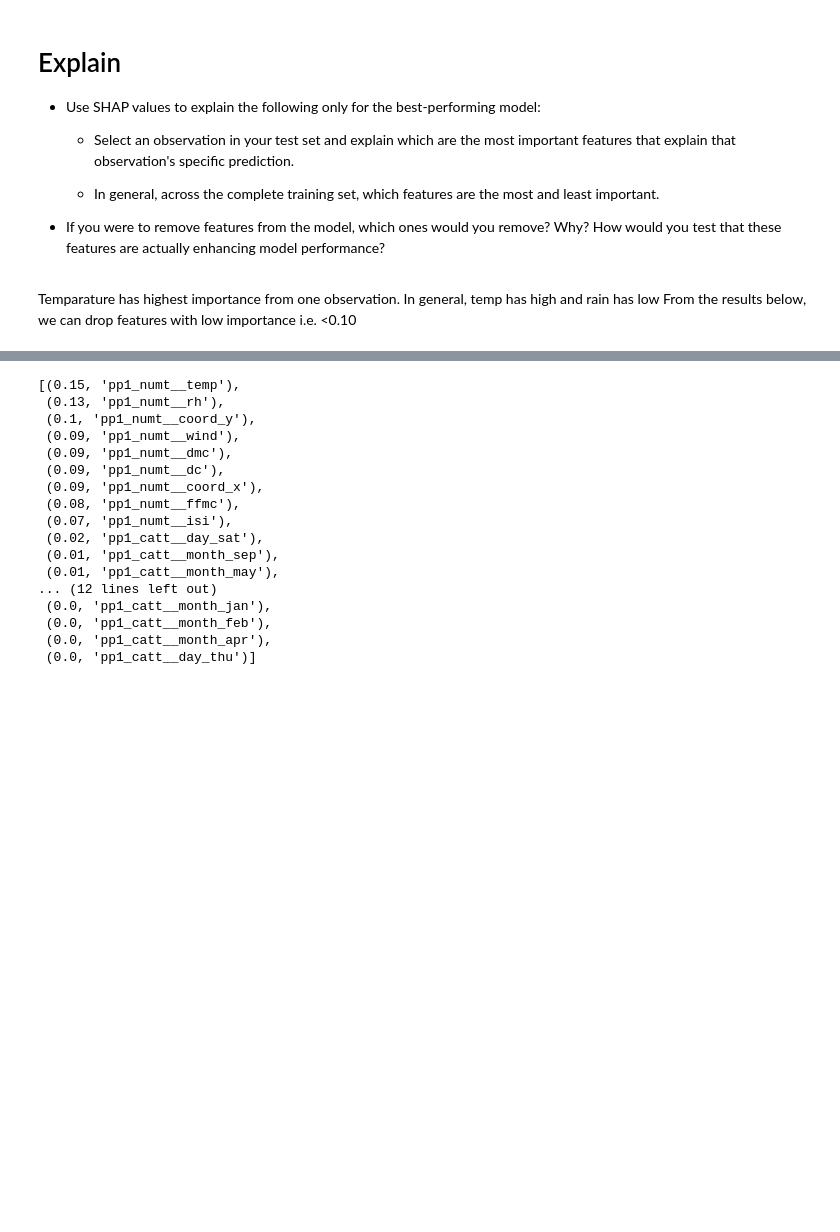
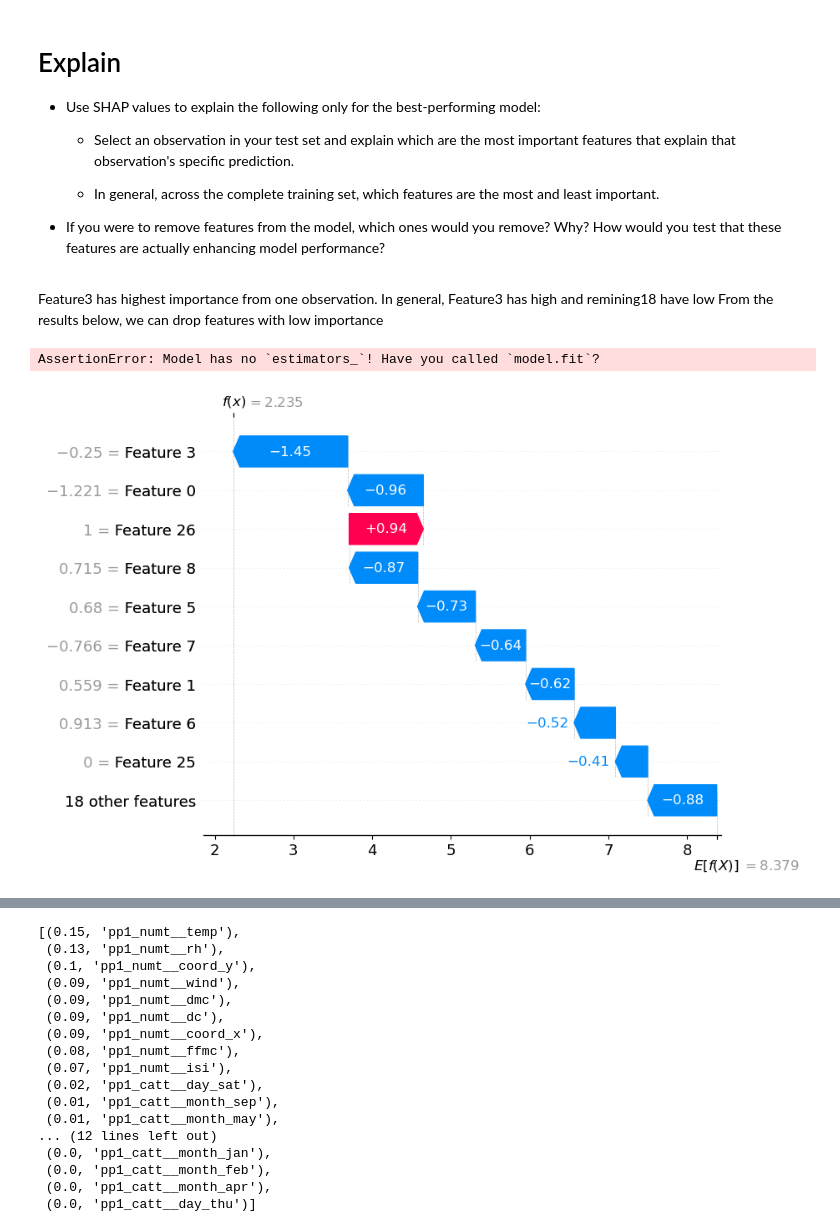
Before and after one commit to MahammadRafi06/scaling_to_production, a Jupyter notebook: 02_activities/assignments/assignment_3.ipynb, the cells around one changed output, grey strips where cells are left out. Drawn from its saved outputs; the diff is of its cells as text; code cells hidden in the pictures; blank space fills up the shorter version.

```diff
--- a/02_activities/assignments/assignment_3.ipynb
+++ b/02_activities/assignments/assignment_3.ipynb
@@ -383,0 +383,2 @@ cv_rsA.head()
+# %%
+final_model.fit(X_test,y_test)
@@ -408,5 +432,18 @@ pickle.dump(final_model,open(file_name,'wb'))
 
 + If you were to remove features from the model, which ones would you remove? Why? How would you test that these features are actually enhancing model performance?
 # %% [markdown]
-Temparature has highest importance from one observation. In general, temp has high and rain has low
-From the results below, we can drop features with low importance i.e. <0.10
+Feature3 has highest importance from one observation. In general, Feature3 has high and remining18 have low
+From the results below, we can drop features with low importance
+# %%
+import shap
+data_transform = final_model.named_steps['preprocessing'].transform(X_test)
+
+explainer = shap.explainers.Tree(
+    final_model.named_steps['regressor'])
+shap_values = explainer(data_transform)
+# %% [output]
+AssertionError: Model has no `estimators_`! Have you called `model.fit`?
+# %%
+shap.plots.waterfall(shap_values[1])
+# %% [output]
+[figure, added]
```
Also changed, not shown: parts of 14 cells of this notebook, 1 other file.
